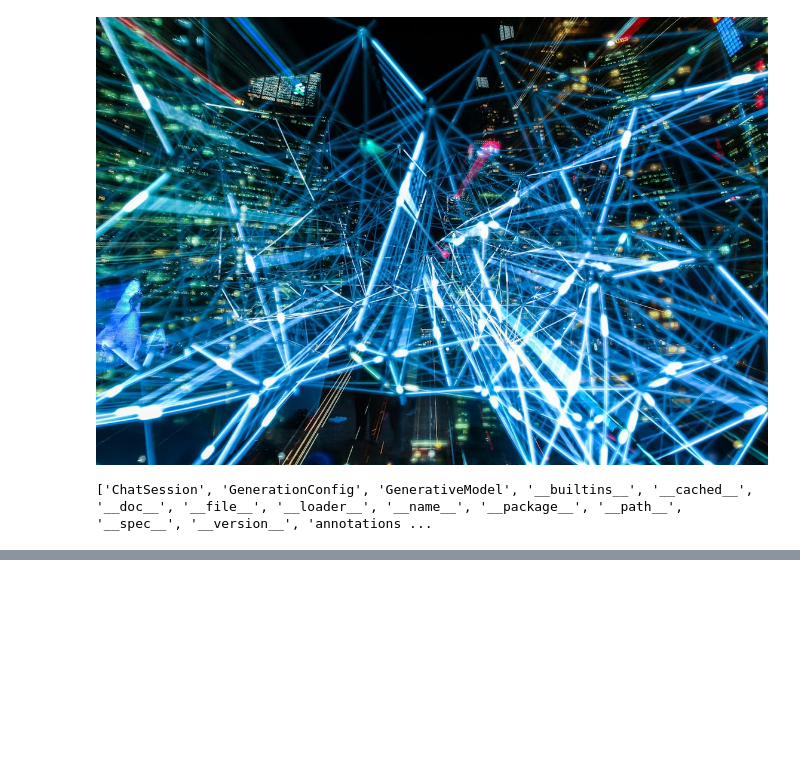
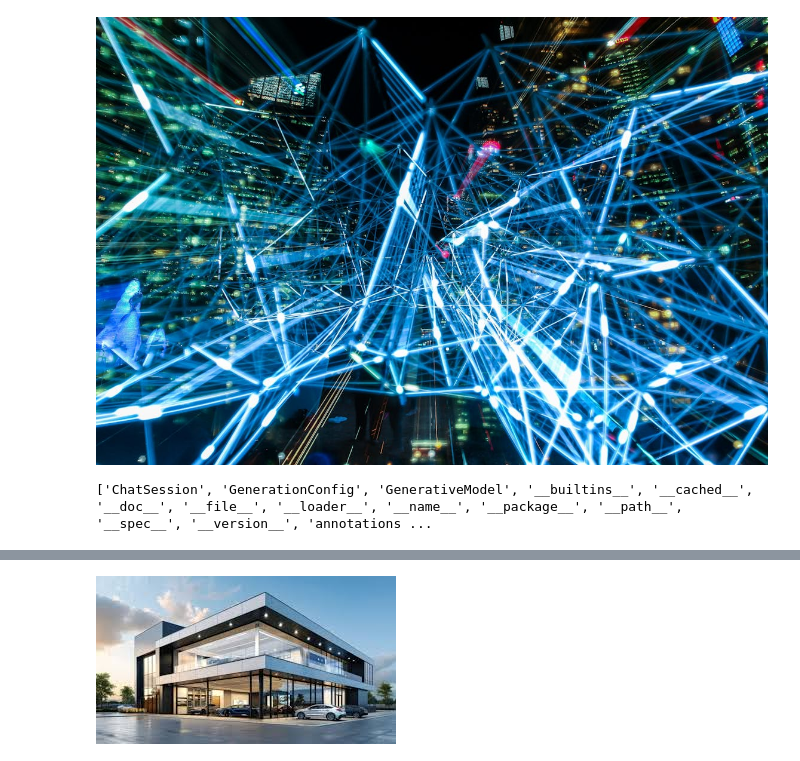
Before and after one commit to Muhammad-javed440/Q-3, a Jupyter notebook: read_write_image.ipynb, the cells around one changed output, grey strips where cells are left out. Drawn from its saved outputs; the diff is of its cells as text; code cells hidden in the pictures; blank space fills up the shorter version.

```diff
--- a/read_write_image.ipynb
+++ b/read_write_image.ipynb
@@ -102,0 +100,6 @@ Let me know if you would like any specific aspect further elaborated!
+# %%
+image_path = "/content/images.jpeg"
+image = PIL.Image.open(image_path)
+image
+# %% [output]
+[figure, added]
```
Also changed, not shown: parts of 2 cells of this notebook.
